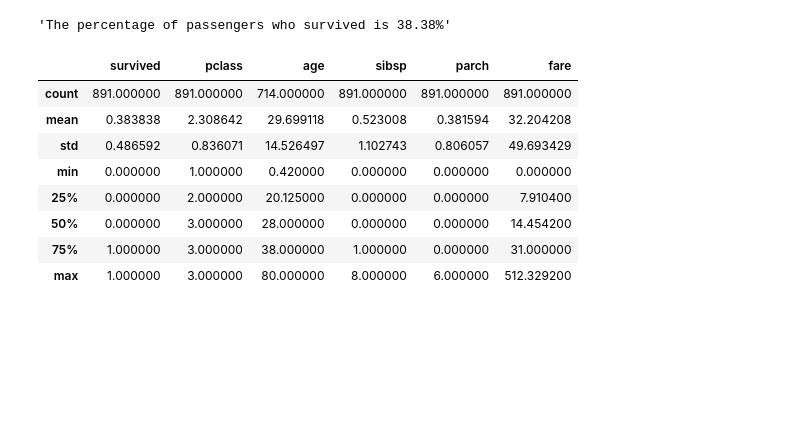
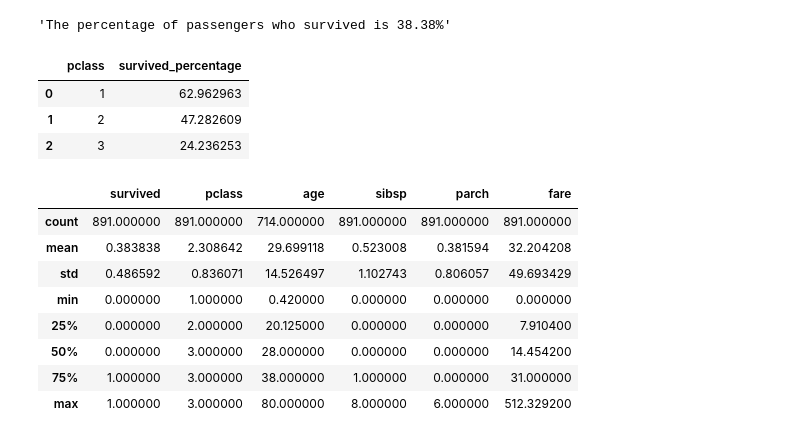
Before and after one commit to madhukarwakhare/Data-Analysis, a Jupyter notebook: Intro to Pandas AI.ipynb, the cells around one changed output. Cells and saved outputs as stored; diff of their text form; code cells hidden in the pictures; blank space fills up the shorter version.

```diff
--- a/Intro to Pandas AI.ipynb
+++ b/Intro to Pandas AI.ipynb
@@ -136,6 +179,13 @@ missing_data_perc = df.chat("""Return the missing data percentage for the column
 #Outlier Data
 outlier_fare_data = response = df.chat("""Please provide me the data rows that
 contains outlier data based on fare column""")
+# %%
+surv_pclass_perc
+# %% [output]
+|  | pclass | survived_percentage |
+| 0 | 1 | 62.962963 |
+| 1 | 2 | 47.282609 |
+| 2 | 3 | 24.236253 |
 # %%
 summary
 # %% [output]
```
Also changed, not shown: parts of 41 cells of this notebook.
